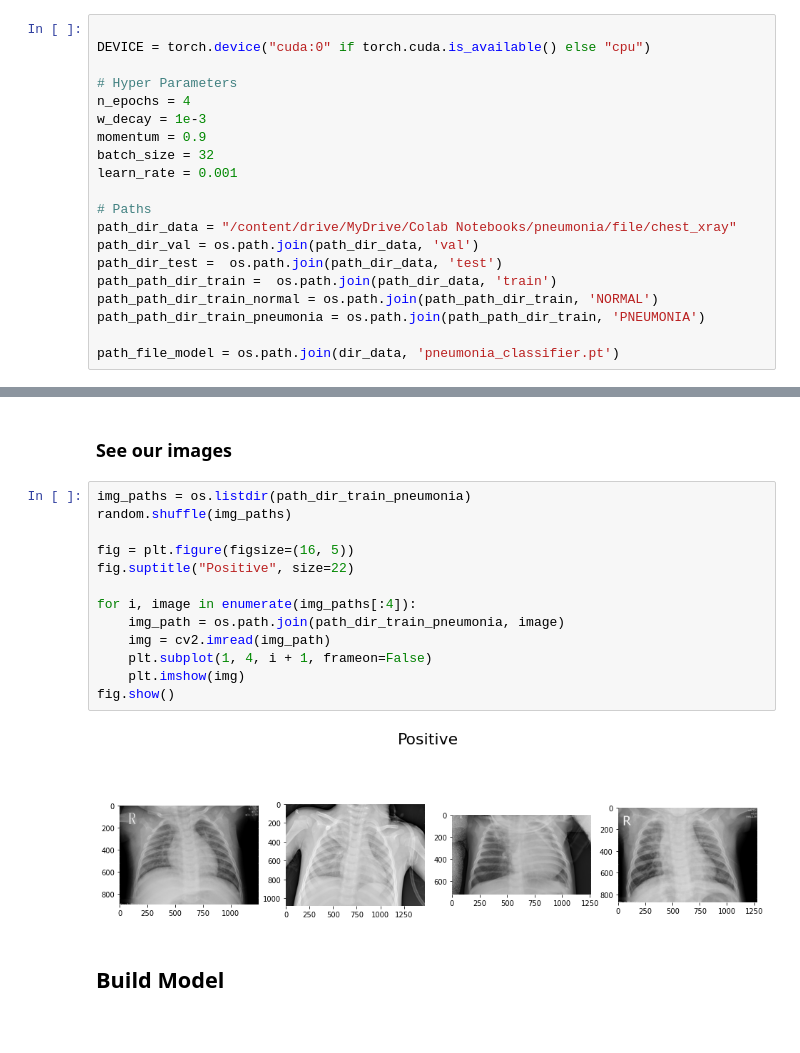
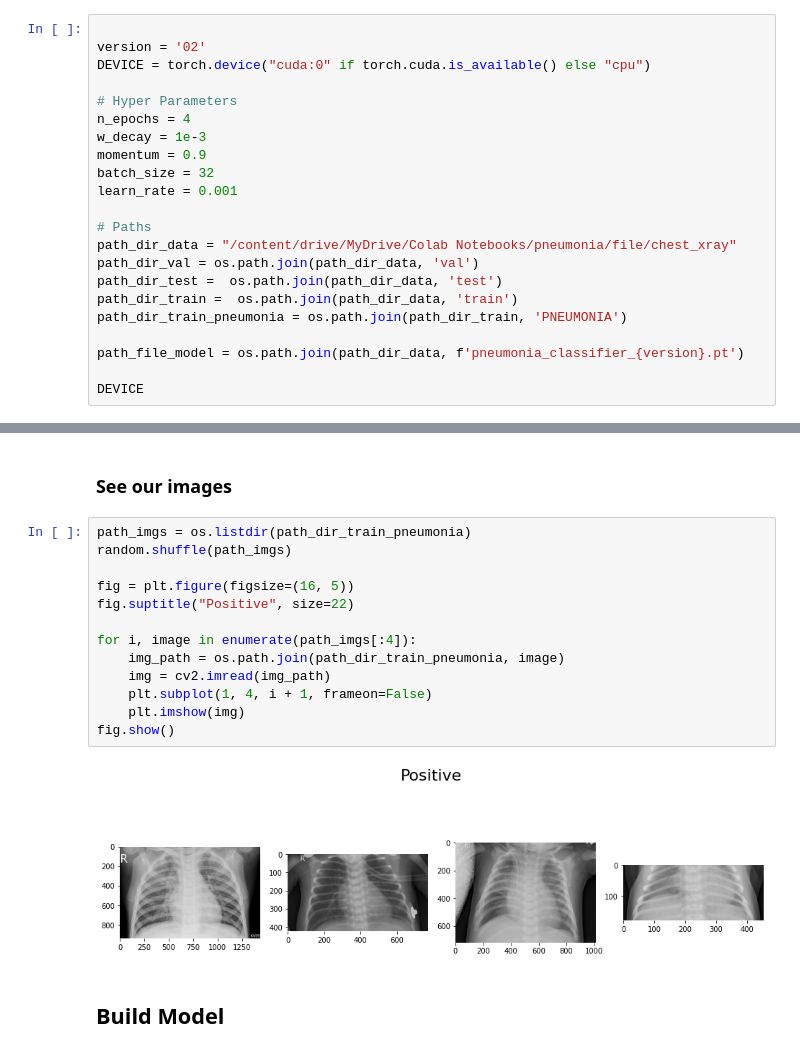
Before and after one commit to hjcostabr76/ml, a Jupyter notebook: classification/case-peneumonia/nb_pneumonia.ipynb, the cells around one changed output, grey strips where cells are left out. Cells and saved outputs as stored; diff of their text form.

```diff
--- a/classification/case-peneumonia/nb_pneumonia.ipynb
+++ b/classification/case-peneumonia/nb_pneumonia.ipynb
@@ -33,6 +34,7 @@ from torchvision import transforms, datasets, models
 Parameters
 # %%
 
+version = '02'
 DEVICE = torch.device("cuda:0" if torch.cuda.is_available() else "cpu")
 
 # Hyper Parameters
@@ -46,8 +48,9 @@ learn_rate = 0.001
 path_dir_data = "/content/drive/MyDrive/Colab Notebooks/pneumonia/file/chest_xray"
 path_dir_val = os.path.join(path_dir_data, 'val')
 path_dir_test =  os.path.join(path_dir_data, 'test')
-path_path_dir_train =  os.path.join(path_dir_data, 'train')
-path_path_dir_train_normal = os.path.join(path_path_dir_train, 'NORMAL')
-path_path_dir_train_pneumonia = os.path.join(path_path_dir_train, 'PNEUMONIA')
+path_dir_train =  os.path.join(path_dir_data, 'train')
+path_dir_train_pneumonia = os.path.join(path_dir_train, 'PNEUMONIA')
 
-path_file_model = os.path.join(dir_data, 'pneumonia_classifier.pt')
+path_file_model = os.path.join(path_dir_data, f'pneumonia_classifier_{version}.pt')
+
+DEVICE
@@ -165,20 +154,20 @@ TODO: 2022-06-22 - Figure this out!
 # %% [markdown]
 ### See our images
 # %%
-img_paths = os.listdir(path_dir_train_pneumonia)
-random.shuffle(img_paths)
+path_imgs = os.listdir(path_dir_train_pneumonia)
+random.shuffle(path_imgs)
 
 fig = plt.figure(figsize=(16, 5))
 fig.suptitle("Positive", size=22)
 
-for i, image in enumerate(img_paths[:4]):
+for i, image in enumerate(path_imgs[:4]):
     img_path = os.path.join(path_dir_train_pneumonia, image)
     img = cv2.imread(img_path)
     plt.subplot(1, 4, i + 1, frameon=False)
     plt.imshow(img)
 fig.show()
 # %% [output]
-[figure, old version]
+[figure, new version]
 # %% [markdown]
 ## Build Model
 # %% [markdown]
```
Also changed, not shown: parts of 23 cells of this notebook.
